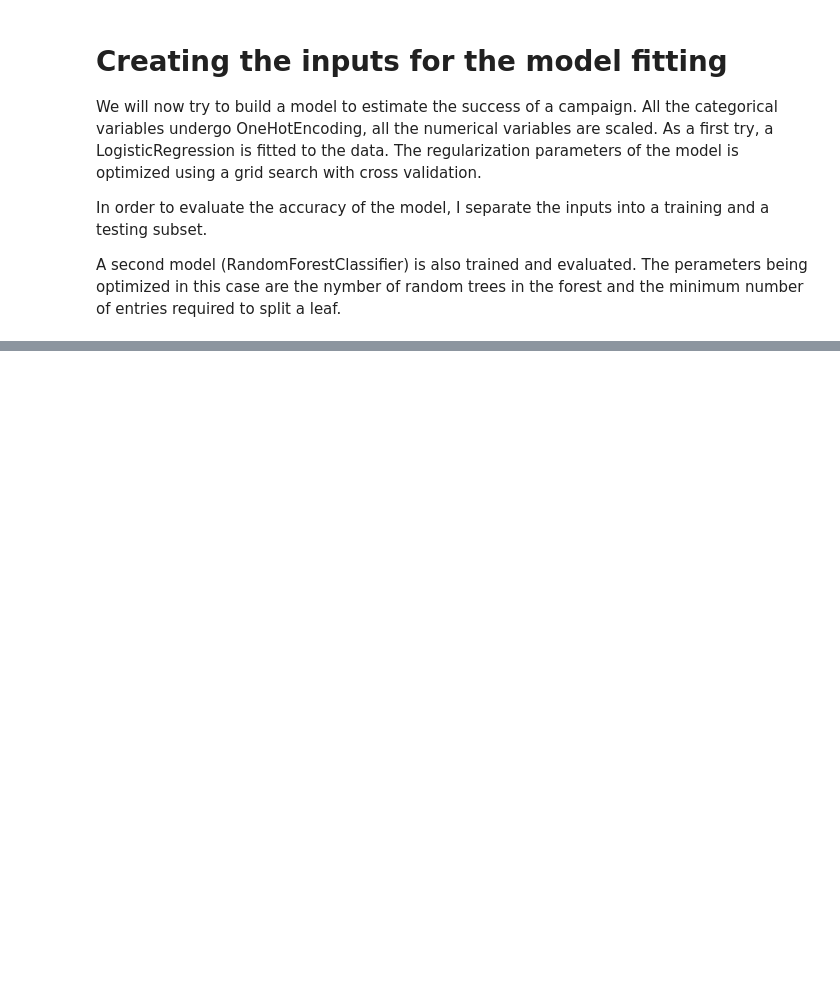
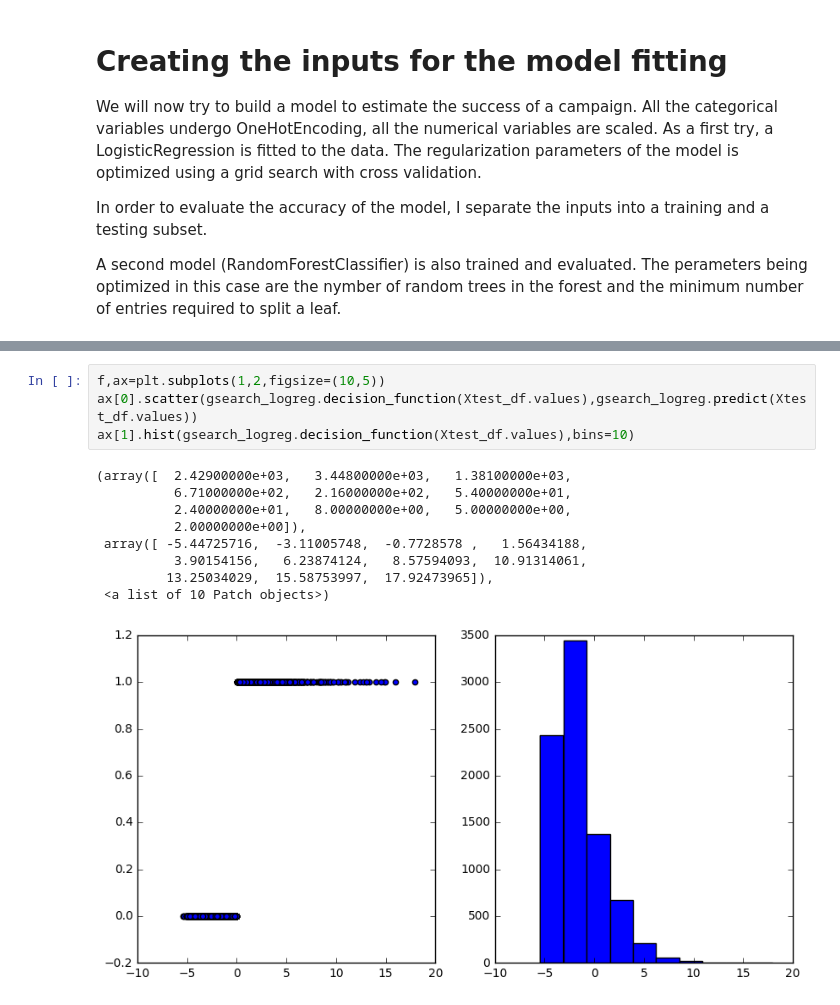
Before and after one commit to disimone/check24_test, a Jupyter notebook: check24_test.ipynb, the cells around one changed output, grey strips where cells are left out. Cells and saved outputs as stored; diff of their text form; blank space fills up the shorter version.

```diff
--- a/check24_test.ipynb
+++ b/check24_test.ipynb
@@ -281,0 +394,14 @@ Best score with RandomForestClassifier 0.913262518968
+# %%
+f,ax=plt.subplots(1,2,figsize=(10,5))
+ax[0].scatter(gsearch_logreg.decision_function(Xtest_df.values),gsearch_logreg.predict(Xtest_df.values))
+ax[1].hist(gsearch_logreg.decision_function(Xtest_df.values),bins=10)
+# %% [output]
+(array([  2.42900000e+03,   3.44800000e+03,   1.38100000e+03,
+          6.71000000e+02,   2.16000000e+02,   5.40000000e+01,
+          2.40000000e+01,   8.00000000e+00,   5.00000000e+00,
+          2.00000000e+00]),
+ array([ -5.44725716,  -3.11005748,  -0.7728578 ,   1.56434188,
+          3.90154156,   6.23874124,   8.57594093,  10.91314061,
+         13.25034029,  15.58753997,  17.92473965]),
+ <a list of 10 Patch objects>)
+[figure, added]
```
Also changed, not shown: parts of 9 cells of this notebook.
